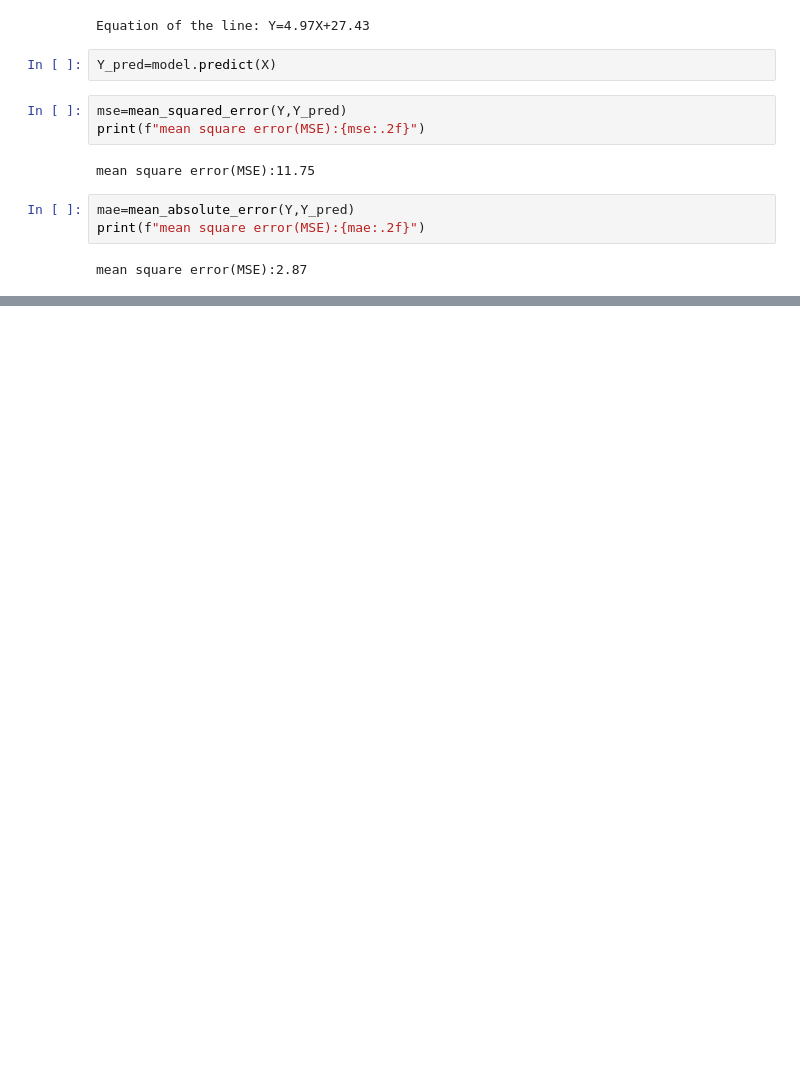
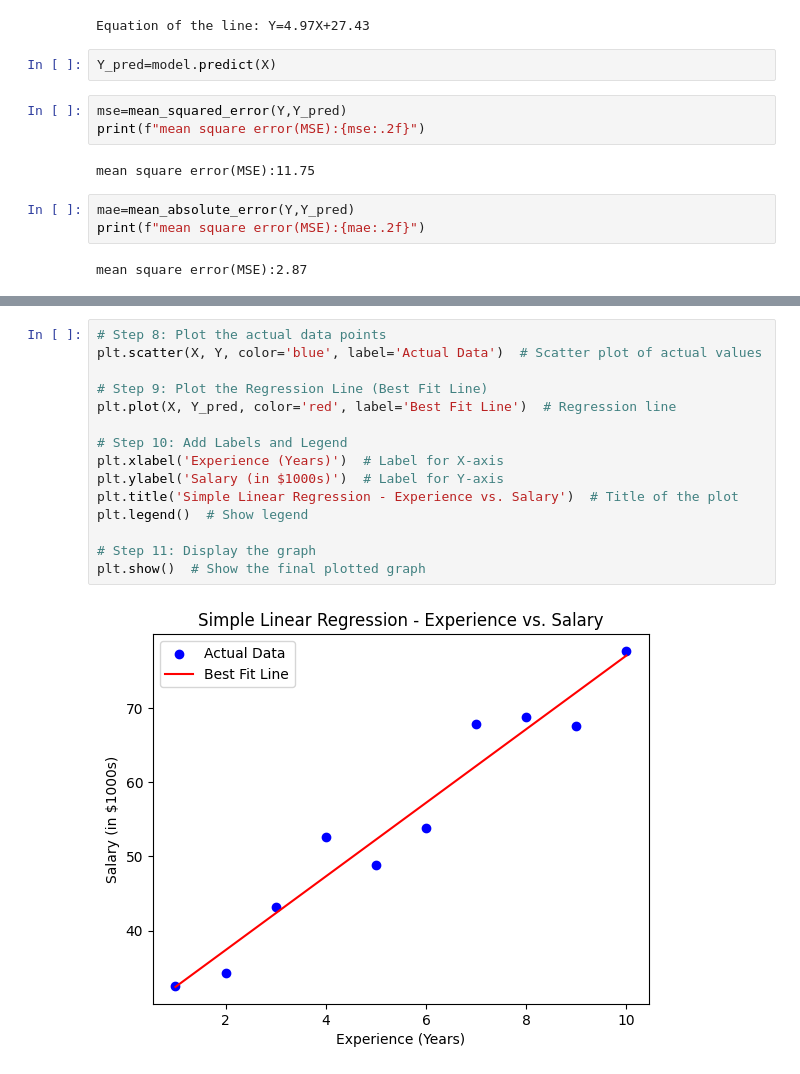
Before and after one commit to sairam-peduri/COE, a Jupyter notebook: SimpleLinearRegression.ipynb, the cells around one changed output, grey strips where cells are left out. Drawn from its saved outputs; the diff is of its cells as text; blank space fills up the shorter version.

```diff
--- a/SimpleLinearRegression.ipynb
+++ b/SimpleLinearRegression.ipynb
@@ -72,0 +90,17 @@ mean square error(MSE):2.87
+# %%
+# Step 8: Plot the actual data points
+plt.scatter(X, Y, color='blue', label='Actual Data')  # Scatter plot of actual values
+
+# Step 9: Plot the Regression Line (Best Fit Line)
+plt.plot(X, Y_pred, color='red', label='Best Fit Line')  # Regression line
+
+# Step 10: Add Labels and Legend
+plt.xlabel('Experience (Years)')  # Label for X-axis
+plt.ylabel('Salary (in $1000s)')  # Label for Y-axis
+plt.title('Simple Linear Regression - Experience vs. Salary')  # Title of the plot
+plt.legend()  # Show legend
+
+# Step 11: Display the graph
+plt.show()  # Show the final plotted graph
+# %% [output]
+[figure, added]
```
Also changed, not shown: parts of 4 cells of this notebook.
